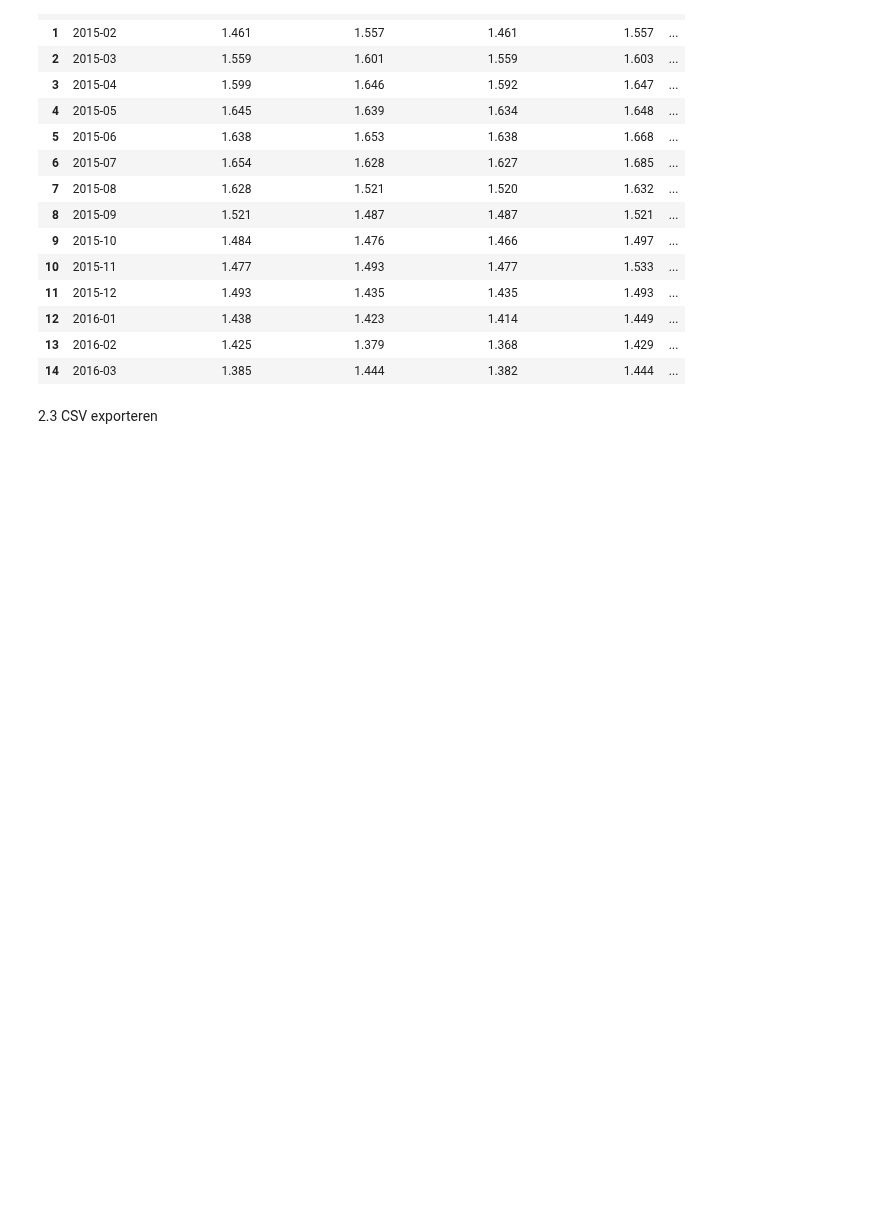
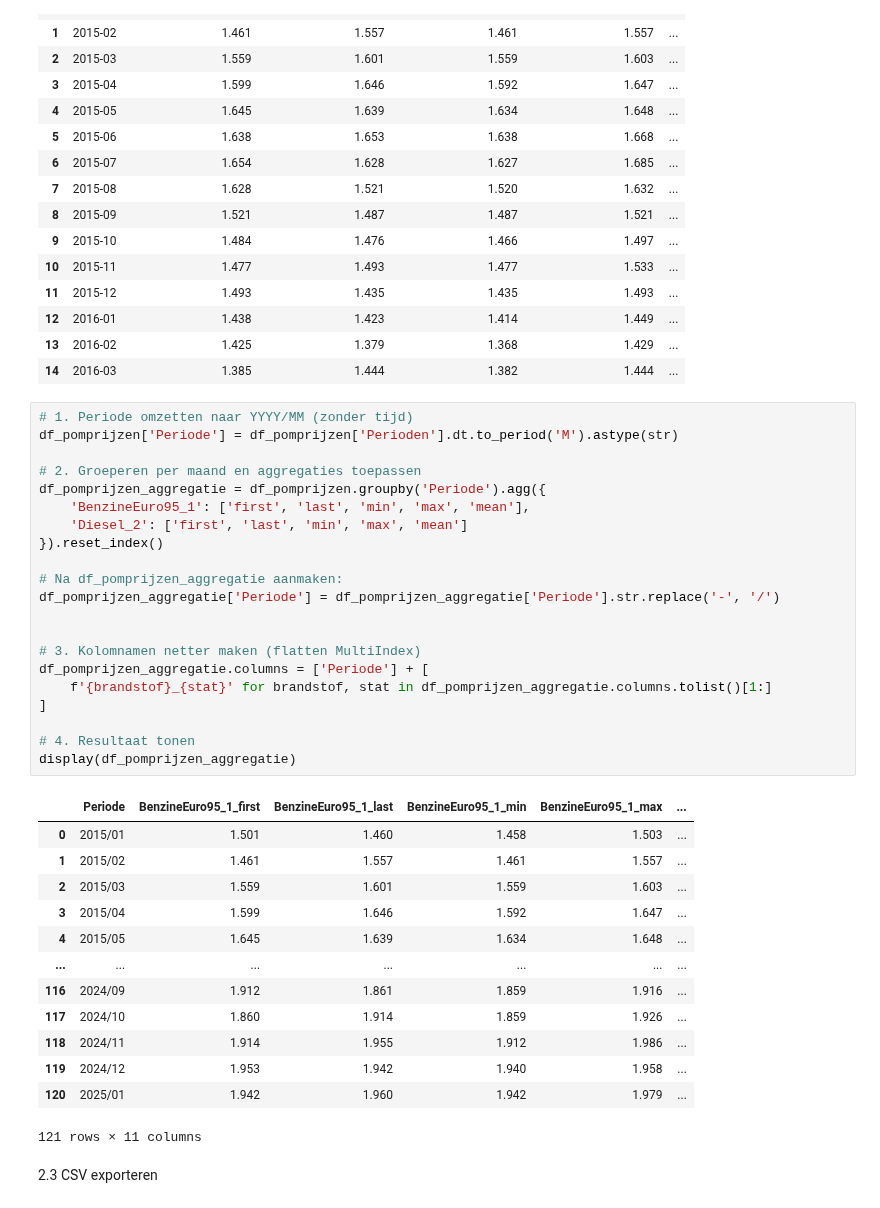
Before and after one commit to DylanHaaz/Tryhard, a Jupyter notebook: Code/Data exploration/Versie 1/Datainladen_1_.IPYNB, the cells around one changed output. Cells and saved outputs as stored; diff of their text form; blank space fills up the shorter version.

```diff
--- a/Code/Data exploration/Versie 1/Datainladen_1_.IPYNB
+++ b/Code/Data exploration/Versie 1/Datainladen_1_.IPYNB
@@ -254,5 +283,40 @@ display(df_pomprijzen_aggregatie.head(15))
 | 12 | 2016-01 | 1.438 | 1.423 | 1.414 | 1.449 | ... |
 | 13 | 2016-02 | 1.425 | 1.379 | 1.368 | 1.429 | ... |
 | 14 | 2016-03 | 1.385 | 1.444 | 1.382 | 1.444 | ... |
+# %%
+# 1. Periode omzetten naar YYYY/MM (zonder tijd)
+df_pomprijzen['Periode'] = df_pomprijzen['Perioden'].dt.to_period('M').astype(str)
+
+# 2. Groeperen per maand en aggregaties toepassen
+df_pomprijzen_aggregatie = df_pomprijzen.groupby('Periode').agg({
+    'BenzineEuro95_1': ['first', 'last', 'min', 'max', 'mean'],
+    'Diesel_2': ['first', 'last', 'min', 'max', 'mean']
+}).reset_index()
+
+# Na df_pomprijzen_aggregatie aanmaken:
+df_pomprijzen_aggregatie['Periode'] = df_pomprijzen_aggregatie['Periode'].str.replace('-', '/')
+
+
+# 3. Kolomnamen netter maken (flatten MultiIndex)
+df_pomprijzen_aggregatie.columns = ['Periode'] + [
+    f'{brandstof}_{stat}' for brandstof, stat in df_pomprijzen_aggregatie.columns.tolist()[1:]
+]
+
+# 4. Resultaat tonen
+display(df_pomprijzen_aggregatie)
+# %% [output]
+|  | Periode | BenzineEuro95_1_first | BenzineEuro95_1_last | BenzineEuro95_1_min | BenzineEuro95_1_max | ... |
+| 0 | 2015/01 | 1.501 | 1.460 | 1.458 | 1.503 | ... |
+| 1 | 2015/02 | 1.461 | 1.557 | 1.461 | 1.557 | ... |
+| 2 | 2015/03 | 1.559 | 1.601 | 1.559 | 1.603 | ... |
+| 3 | 2015/04 | 1.599 | 1.646 | 1.592 | 1.647 | ... |
+| 4 | 2015/05 | 1.645 | 1.639 | 1.634 | 1.648 | ... |
+| ... | ... | ... | ... | ... | ... | ... |
+| 116 | 2024/09 | 1.912 | 1.861 | 1.859 | 1.916 | ... |
+| 117 | 2024/10 | 1.860 | 1.914 | 1.859 | 1.926 | ... |
+| 118 | 2024/11 | 1.914 | 1.955 | 1.912 | 1.986 | ... |
+| 119 | 2024/12 | 1.953 | 1.942 | 1.940 | 1.958 | ... |
+| 120 | 2025/01 | 1.942 | 1.960 | 1.942 | 1.979 | ... |
+121 rows × 11 columns
 # %% [markdown]
 2.3 CSV exporteren
```
Also changed, not shown: parts of 19 cells of this notebook.
